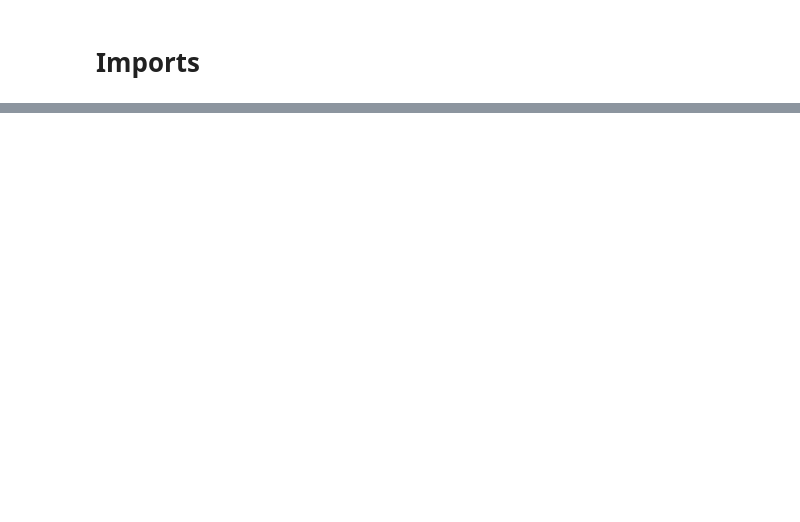
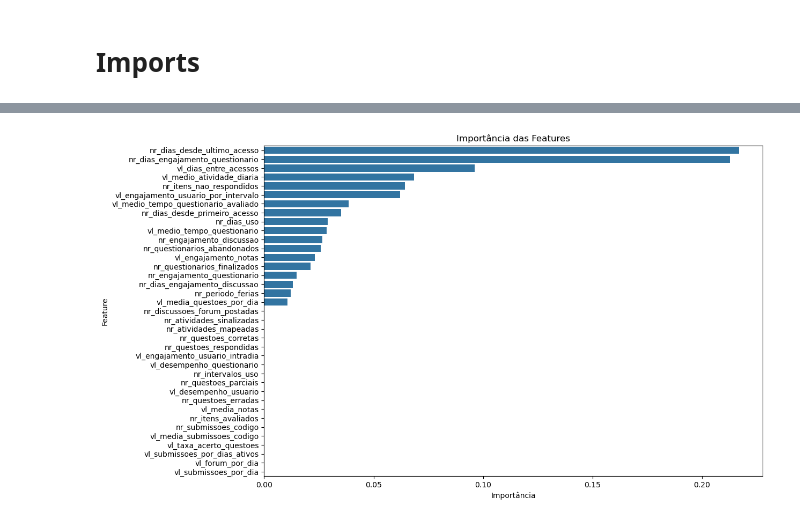
Before and after one commit to zGUiWF/projeto-ia, a Jupyter notebook: notebooks/guiNoteXGBoost.ipynb, the cells around one changed output, grey strips where cells are left out. Drawn from its saved outputs; the diff is of its cells as text; code cells hidden in the pictures; blank space fills up the shorter version.

```diff
--- a/notebooks/guiNoteXGBoost.ipynb
+++ b/notebooks/guiNoteXGBoost.ipynb
@@ -84,0 +155,17 @@ AttributeError: 'super' object has no attribute '__sklearn_tags__'
+# %%
+# visualizar importancia das features com nomes
+importances = random_search.best_estimator_.feature_importances_
+feature_names = X_train.columns
+# Criar um DataFrame para as importâncias
+importance_df = pd.DataFrame({'Feature': feature_names, 'Importance': importances})
+# Ordenar por importância
+importance_df = importance_df.sort_values(by='Importance', ascending=False)
+# Plotar as importâncias
+plt.figure(figsize=(12, 8))
+sns.barplot(x='Importance', y='Feature', data=importance_df)
+plt.title('Importância das Features')
+plt.xlabel('Importância')
+plt.ylabel('Feature')
+plt.show()
+# %% [output]
+[figure, added]
```
Also changed, not shown: parts of 11 cells of this notebook, 8 other files.
